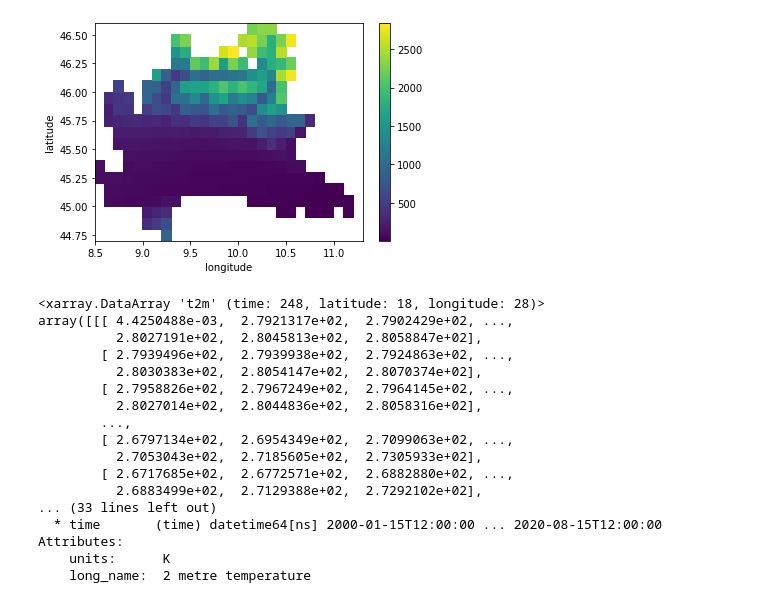
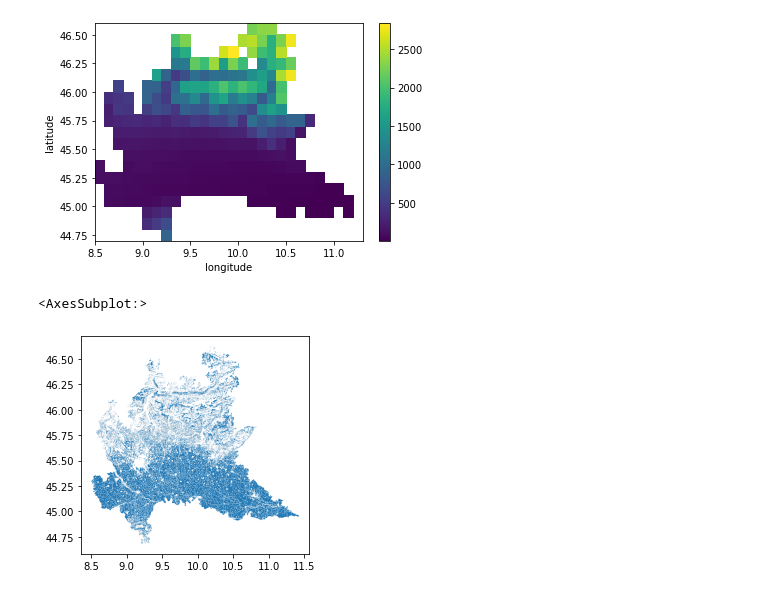
Before and after one commit to samuelexferri/unibg-statistic2, a Jupyter notebook: notebooks/data_3_preprocessing_regressors.ipynb, the cells around one changed output. Saved outputs shown, nothing was run; the diff lists cells and outputs as text; code cells hidden in the pictures.

```diff
--- a/notebooks/data_3_preprocessing_regressors.ipynb
+++ b/notebooks/data_3_preprocessing_regressors.ipynb
@@ -398,20 +396,10 @@ t2m[:,0,0] = t2m[:,0,0] - t2m[:,0,1]
-# %%
-t2m
-# %% [output]
-<xarray.DataArray 't2m' (time: 248, latitude: 18, longitude: 28)>
-array([[[ 4.4250488e-03,  2.7921317e+02,  2.7902429e+02, ...,
-          2.8027191e+02,  2.8045813e+02,  2.8058847e+02],
-        [ 2.7939496e+02,  2.7939938e+02,  2.7924863e+02, ...,
-          2.8030383e+02,  2.8054147e+02,  2.8070374e+02],
-        [ 2.7958826e+02,  2.7967249e+02,  2.7964145e+02, ...,
-          2.8027014e+02,  2.8044836e+02,  2.8058316e+02],
-        ...,
-        [ 2.6797134e+02,  2.6954349e+02,  2.7099063e+02, ...,
-          2.7053043e+02,  2.7185605e+02,  2.7305933e+02],
-        [ 2.6717685e+02,  2.6772571e+02,  2.6882880e+02, ...,
-          2.6883499e+02,  2.7129388e+02,  2.7292102e+02],
-... (33 lines left out)
-  * time       (time) datetime64[ns] 2000-01-15T12:00:00 ... 2020-08-15T12:00:00
-Attributes:
-    units:      K
-    long_name:  2 metre temperature
+# %%
+import geopandas as gpd
+
+shp_area_agricola = gpd.read_file('../resources/area_agricola/area_agricola.shp') # Regione Lombardia (shp)
+
+shp_area_agricola.to_crs(epsg=4326, inplace=True)
+shp_area_agricola.plot()
+# %% [output]
+<AxesSubplot:>
+[figure, added]
```
Also changed, not shown: parts of 7 cells of this notebook, 2 other files.
